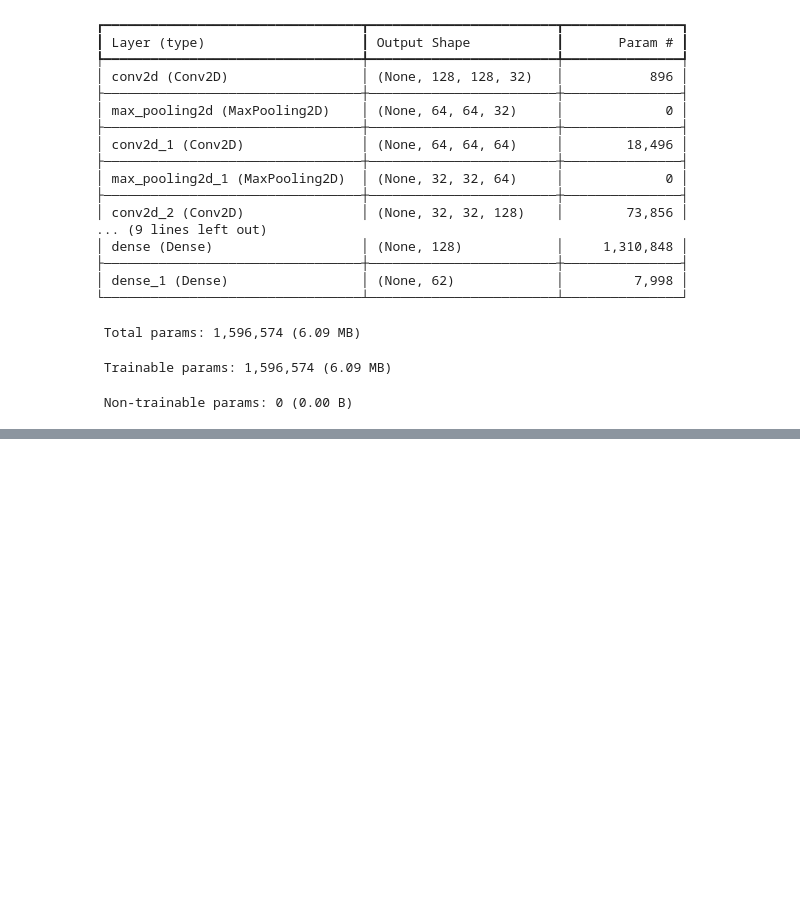
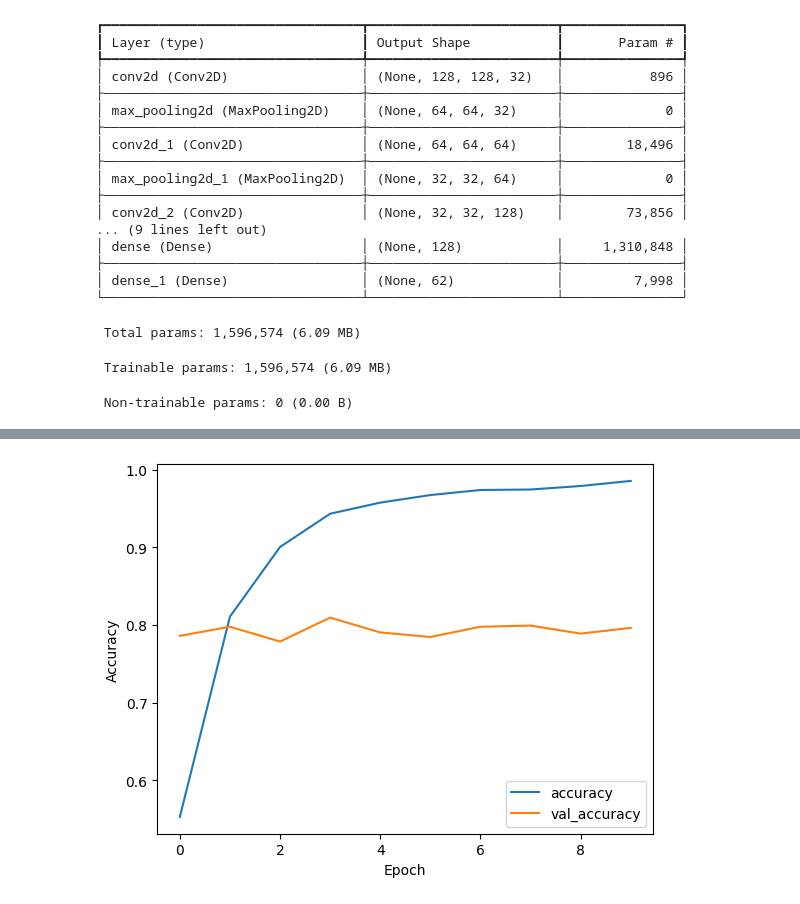
Before and after one commit to sachinadk2011/handwritten-alphanumeric-recognition, a Jupyter notebook: handwritten_recognition.ipynb, the cells around one changed output, grey strips where cells are left out. Cells and saved outputs as stored; diff of their text form; code cells hidden in the pictures; blank space fills up the shorter version.

```diff
--- a/handwritten_recognition.ipynb
+++ b/handwritten_recognition.ipynb
@@ -94,6 +95,14 @@ plt.axis('off')
 plt.show()
 # %% [output]
 [figure]
+# %%
+def accuracy_vs_epochs(history):
+  plt.plot(history.history['accuracy'], label='accuracy')
+  plt.plot(history.history['val_accuracy'], label='val_accuracy')
+  plt.xlabel('Epoch')
+  plt.ylabel('Accuracy')
+  plt.legend(loc='lower right')
+  plt.show()
 # %%
 #model 1
 model1 = Sequential([
@@ -174,0 +175,2 @@ plt.show()
+# %%
+history1_2 = model1.fit(aug_ds, epochs=10, validation_data=validation_ds)
@@ -175,3 +202,7 @@ plt.show()
+# %%
+accuracy_vs_epochs(history1_2)
+# %% [output]
+[figure, added]
 # %%
 #model 2
 model2 = Sequential([
```
Also changed, not shown: parts of 13 cells of this notebook.
